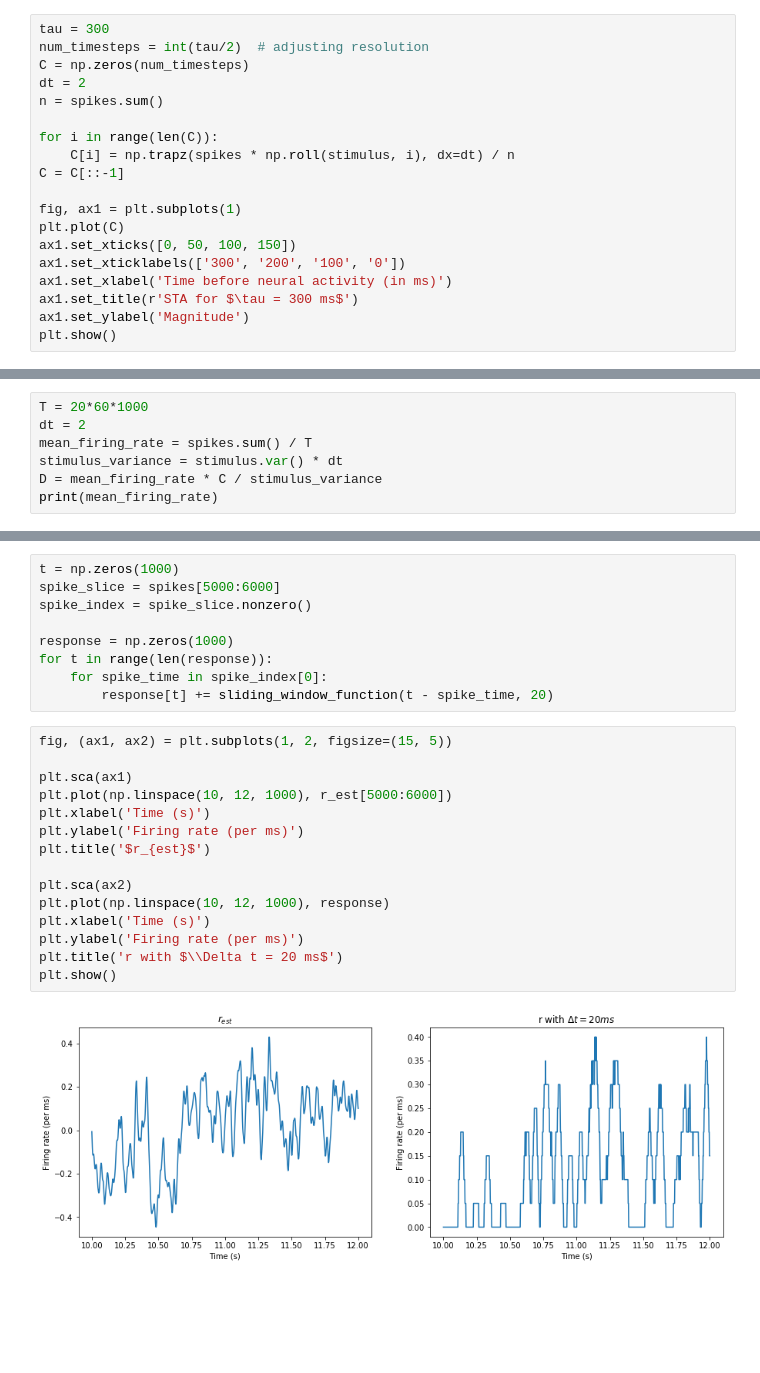
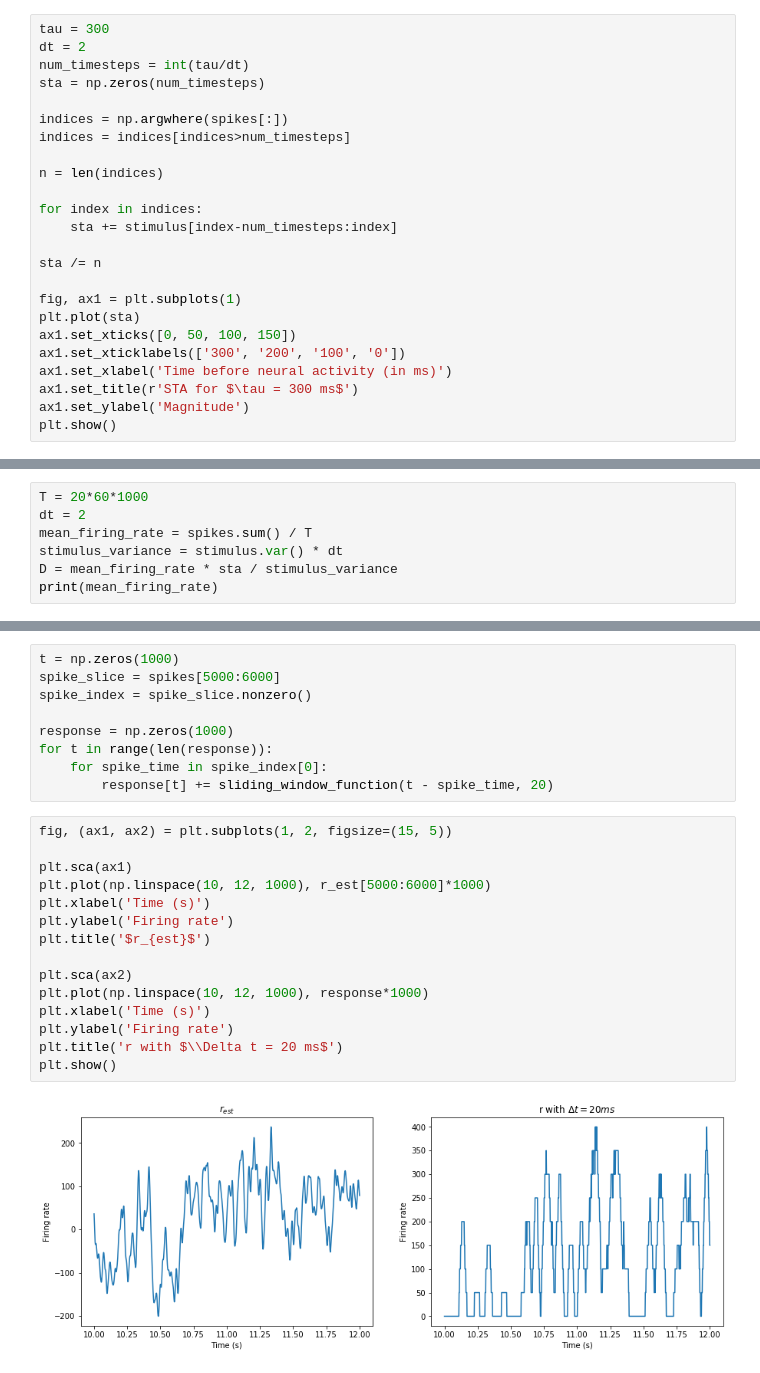
Before and after one commit to SudeshnaBora/aand_numerical, a Jupyter notebook: Assignment 04.ipynb, the cells around one changed output, grey strips where cells are left out. Saved outputs shown, nothing was run; the diff lists cells and outputs as text; blank space fills up the shorter version.

```diff
--- a/Assignment 04.ipynb
+++ b/Assignment 04.ipynb
@@ -35,17 +35,22 @@ $\frac{20*60*1000}{2} = 600000$
 We can also visualise it as 1 index represents a time of 2 ms.
 # %%
 tau = 300
-num_timesteps = int(tau/2)  # adjusting resolution
-C = np.zeros(num_timesteps)
 dt = 2
-n = spikes.sum()
+num_timesteps = int(tau/dt)
+sta = np.zeros(num_timesteps)
 
-for i in range(len(C)):
-    C[i] = np.trapz(spikes * np.roll(stimulus, i), dx=dt) / n
-C = C[::-1]
+indices = np.argwhere(spikes[:])
+indices = indices[indices>num_timesteps]
+
+n = len(indices)
+
+for index in indices:
+    sta += stimulus[index-num_timesteps:index]
+
+sta /= n
 
 fig, ax1 = plt.subplots(1)
-plt.plot(C)
+plt.plot(sta)
 ax1.set_xticks([0, 50, 100, 150])
 ax1.set_xticklabels(['300', '200', '100', '0'])
 ax1.set_xlabel('Time before neural activity (in ms)')
@@ -63,7 +70,7 @@ T = 20*60*1000
 dt = 2
 mean_firing_rate = spikes.sum() / T
 stimulus_variance = stimulus.var() * dt
-D = mean_firing_rate * C / stimulus_variance
+D = mean_firing_rate * sta / stimulus_variance
 print(mean_firing_rate)
 # %% [output]
 0.0446675
@@ -91,17 +98,17 @@ for t in range(len(response)):
 # %%
 fig, (ax1, ax2) = plt.subplots(1, 2, figsize=(15, 5))
 
 plt.sca(ax1)
-plt.plot(np.linspace(10, 12, 1000), r_est[5000:6000])
+plt.plot(np.linspace(10, 12, 1000), r_est[5000:6000]*1000)
 plt.xlabel('Time (s)')
-plt.ylabel('Firing rate (per ms)')
+plt.ylabel('Firing rate')
 plt.title('$r_{est}$')
 
 plt.sca(ax2)
-plt.plot(np.linspace(10, 12, 1000), response)
+plt.plot(np.linspace(10, 12, 1000), response*1000)
 plt.xlabel('Time (s)')
-plt.ylabel('Firing rate (per ms)')
+plt.ylabel('Firing rate')
 plt.title('r with $\\Delta t = 20 ms$')
 plt.show()
 # %% [output]
-[figure, old version]
+[figure, new version]
```
Also changed, not shown: parts of 17 cells of this notebook, 2 other files.
